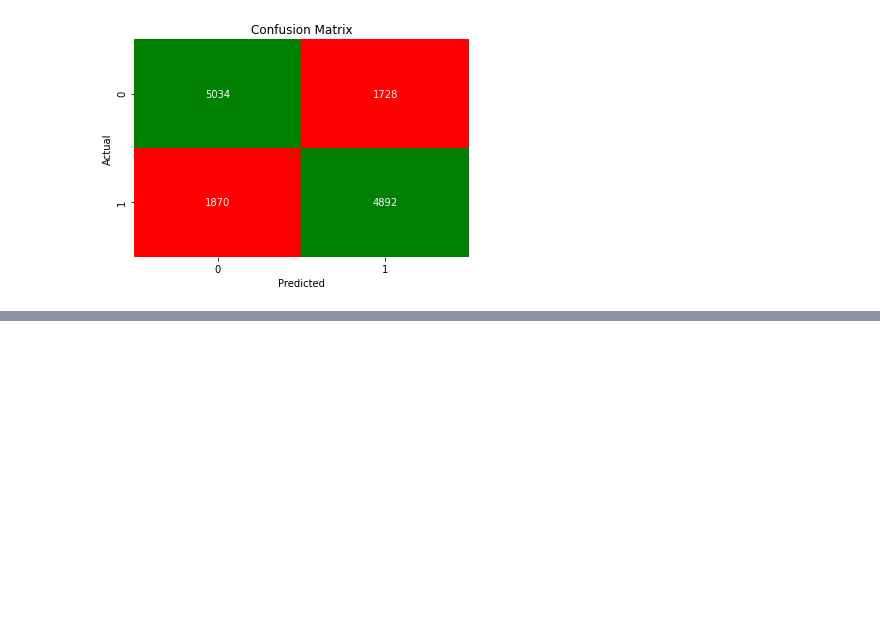
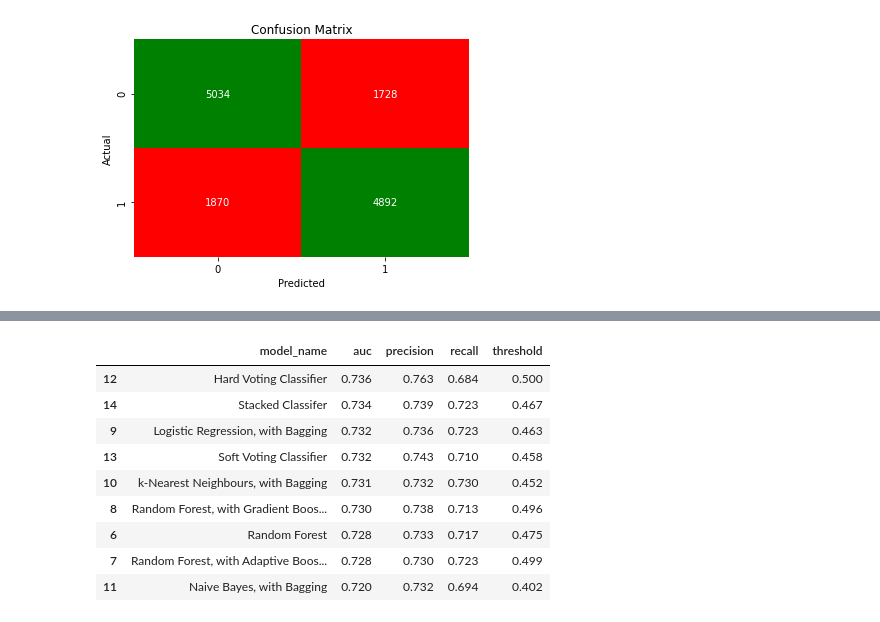
Before and after one commit to jackbustertann/cardiovascular_disease_detection, a Jupyter notebook: index.ipynb, the cells around one changed output, grey strips where cells are left out. Saved outputs shown, nothing was run; the diff lists cells and outputs as text; code cells hidden in the pictures; blank space fills up the shorter version.

```diff
--- a/index.ipynb
+++ b/index.ipynb
@@ -1184,0 +1216,13 @@ precision = 0.739, recall = 0.723, f1-score = 0.731
+# %%
+ensemble_models.sort_values(by = 'auc', ascending = False)
+# %% [output]
+|  | model_name | auc | precision | recall | threshold |
+| 12 | Hard Voting Classifier | 0.736 | 0.763 | 0.684 | 0.500 |
+| 14 | Stacked Classifer | 0.734 | 0.739 | 0.723 | 0.467 |
+| 9 | Logistic Regression, with Bagging | 0.732 | 0.736 | 0.723 | 0.463 |
+| 13 | Soft Voting Classifier | 0.732 | 0.743 | 0.710 | 0.458 |
+| 10 | k-Nearest Neighbours, with Bagging | 0.731 | 0.732 | 0.730 | 0.452 |
+| 8 | Random Forest, with Gradient Boos... | 0.730 | 0.738 | 0.713 | 0.496 |
+| 6 | Random Forest | 0.728 | 0.733 | 0.717 | 0.475 |
+| 7 | Random Forest, with Adaptive Boos... | 0.728 | 0.730 | 0.723 | 0.499 |
+| 11 | Naive Bayes, with Bagging | 0.720 | 0.732 | 0.694 | 0.402 |
```
Also changed, not shown: parts of 13 cells of this notebook.
